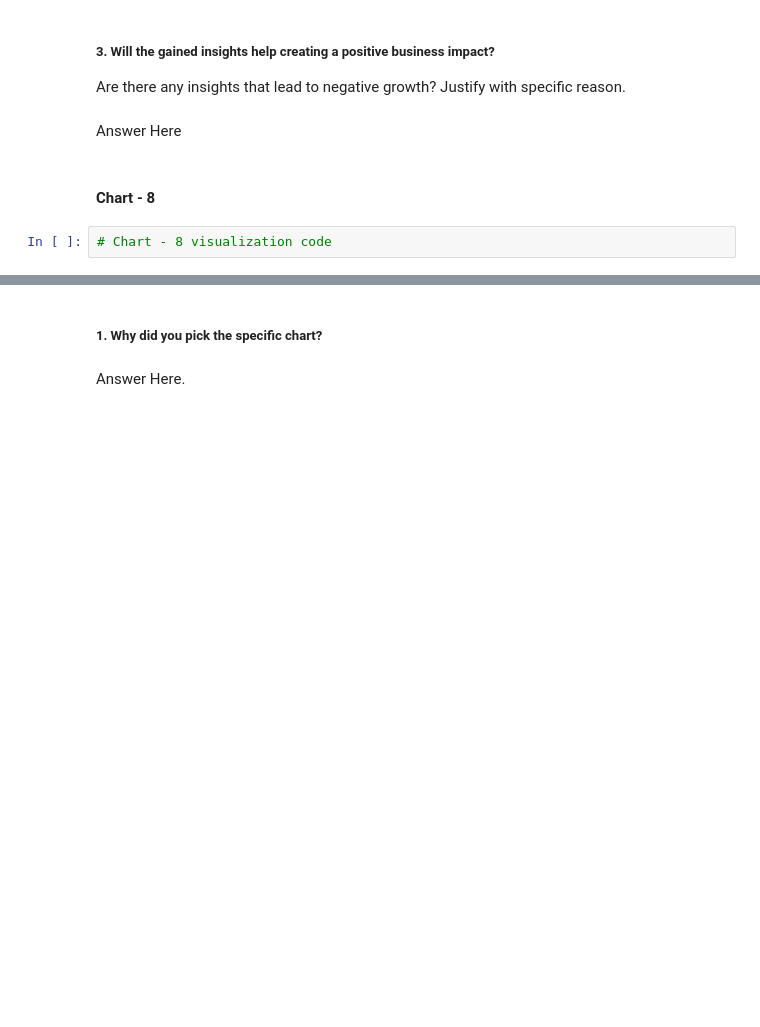
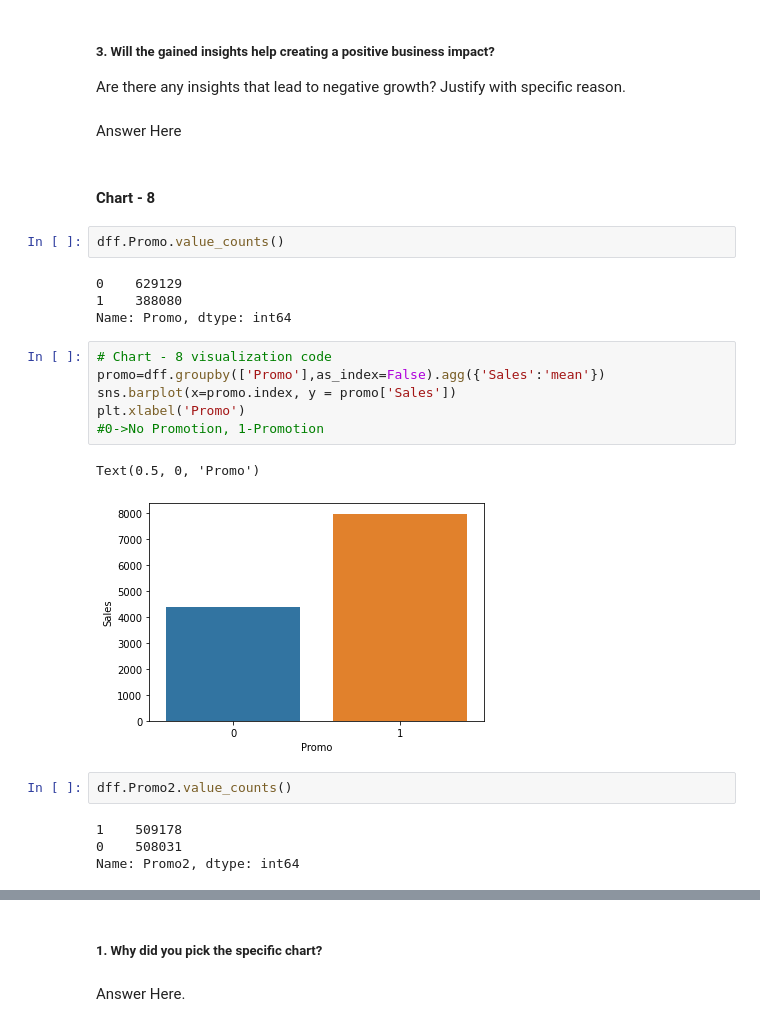
Before and after one commit to Jeetesh-KumarM/CAPSTONE-PROJECT-2-Regression, a Jupyter notebook: Capstone_Project_2_Regression.ipynb, the cells around one changed output, grey strips where cells are left out. Cells and saved outputs as stored; diff of their text form; blank space fills up the shorter version.

```diff
--- a/Capstone_Project_2_Regression.ipynb
+++ b/Capstone_Project_2_Regression.ipynb
@@ -631,5 +653,24 @@ Are there any insights that lead to negative growth? Justify with specific reaso
 Answer Here
 # %% [markdown]
 #### Chart - 8
-# %%
-# Chart - 8 visualization code
+# %%
+dff.Promo.value_counts()
+# %% [output]
+0    629129
+1    388080
+Name: Promo, dtype: int64
+# %%
+# Chart - 8 visualization code
+promo=dff.groupby(['Promo'],as_index=False).agg({'Sales':'mean'})
+sns.barplot(x=promo.index, y = promo['Sales'])
+plt.xlabel('Promo')
+#0->No Promotion, 1-Promotion
+# %% [output]
+Text(0.5, 0, 'Promo')
+[figure, added]
+# %%
+dff.Promo2.value_counts()
+# %% [output]
+1    509178
+0    508031
+Name: Promo2, dtype: int64
```
Also changed, not shown: parts of 9 cells of this notebook.
